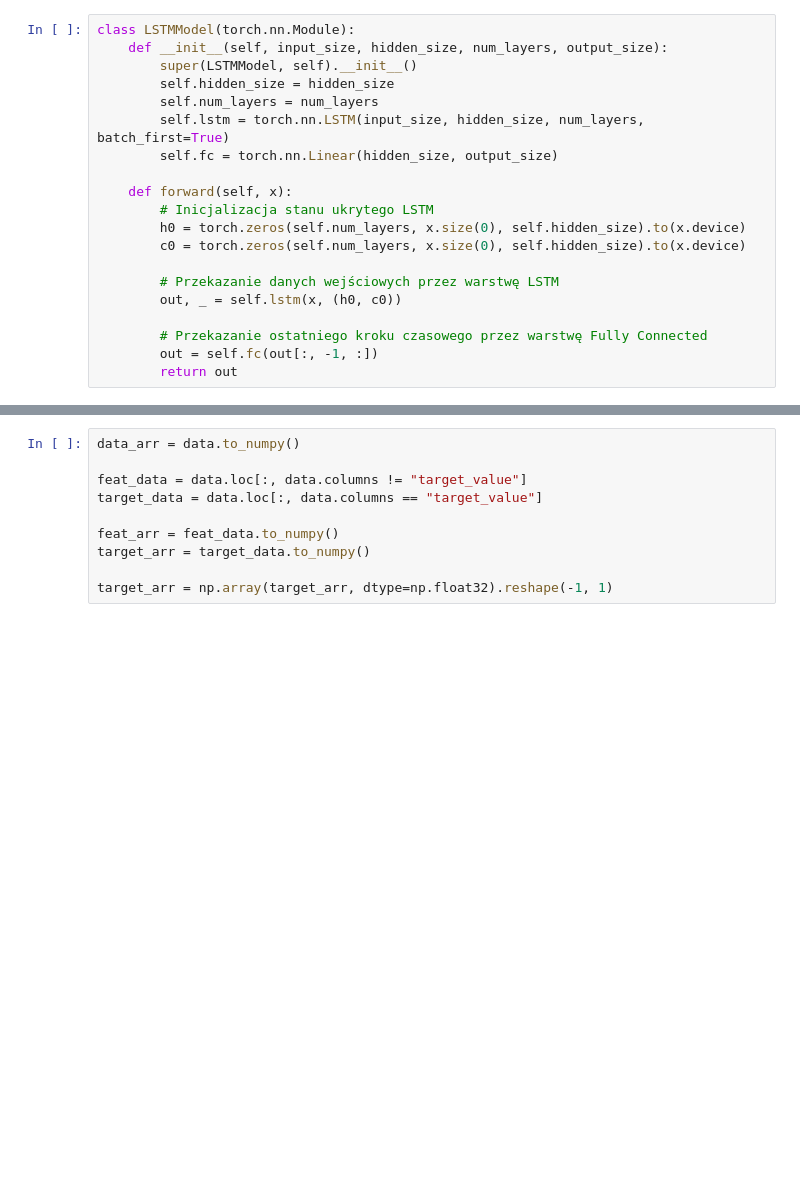
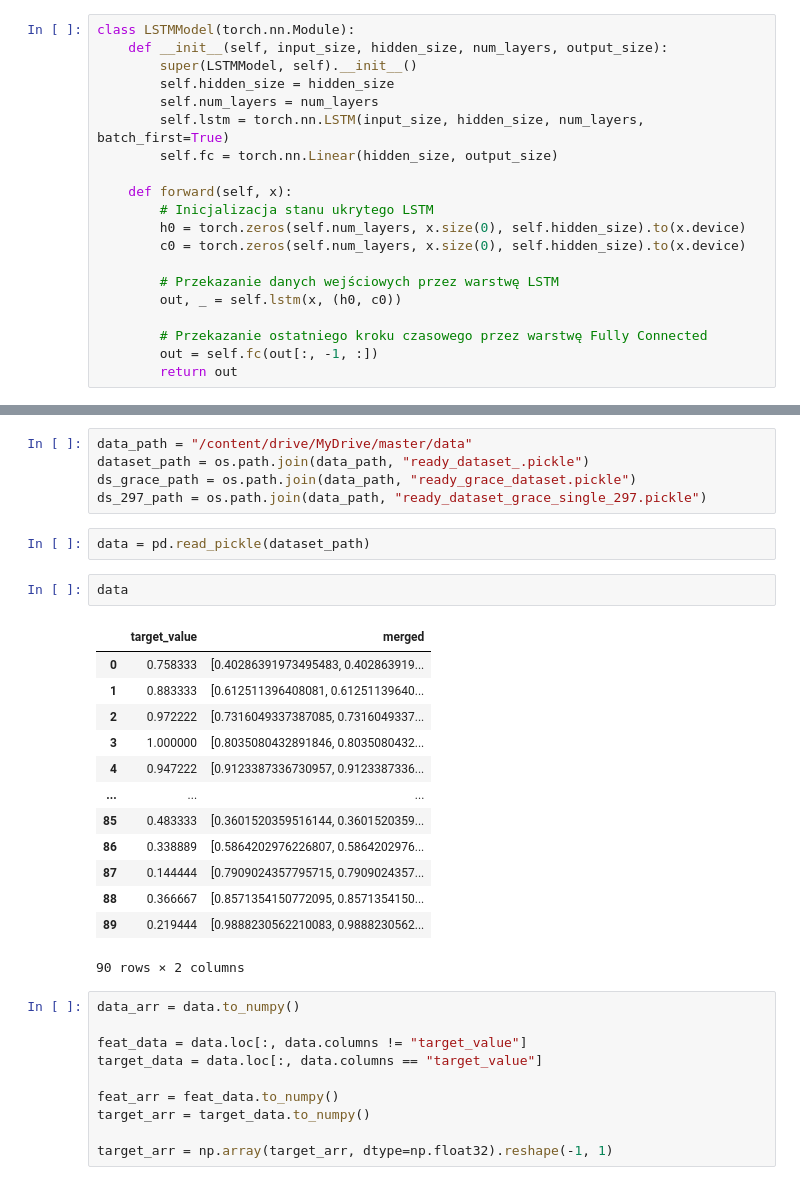
Before and after one commit to radekszostak/grace-pl, a Jupyter notebook: train_v1.ipynb, the cells around one changed output, grey strips where cells are left out. Drawn from its saved outputs; the diff is of its cells as text; blank space fills up the shorter version.

```diff
--- a/train_v1.ipynb
+++ b/train_v1.ipynb
@@ -56,3 +171,26 @@ class LSTMModel(torch.nn.Module):
+# %%
+data_path = "/content/drive/MyDrive/master/data"
+dataset_path = os.path.join(data_path, "ready_dataset_.pickle")
+ds_grace_path = os.path.join(data_path, "ready_grace_dataset.pickle")
+ds_297_path = os.path.join(data_path, "ready_dataset_grace_single_297.pickle")
+# %%
+data = pd.read_pickle(dataset_path)
+# %%
+data
+# %% [output]
+|  | target_value | merged |
+| 0 | 0.758333 | [0.40286391973495483, 0.402863919... |
+| 1 | 0.883333 | [0.612511396408081, 0.61251139640... |
+| 2 | 0.972222 | [0.7316049337387085, 0.7316049337... |
+| 3 | 1.000000 | [0.8035080432891846, 0.8035080432... |
+| 4 | 0.947222 | [0.9123387336730957, 0.9123387336... |
+| ... | ... | ... |
+| 85 | 0.483333 | [0.3601520359516144, 0.3601520359... |
+| 86 | 0.338889 | [0.5864202976226807, 0.5864202976... |
+| 87 | 0.144444 | [0.7909024357795715, 0.7909024357... |
+| 88 | 0.366667 | [0.8571354150772095, 0.8571354150... |
+| 89 | 0.219444 | [0.9888230562210083, 0.9888230562... |
+90 rows × 2 columns
 # %%
 data_arr = data.to_numpy()
 
```
Also changed, not shown: parts of 28 cells of this notebook, 6 other files.
